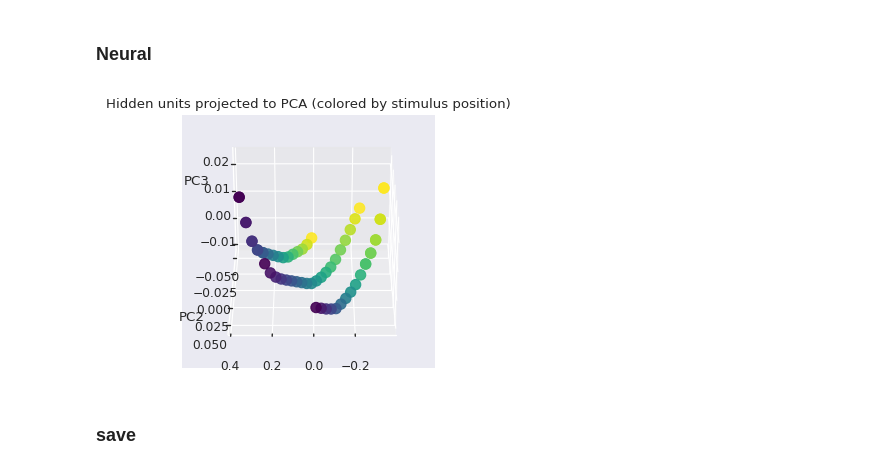
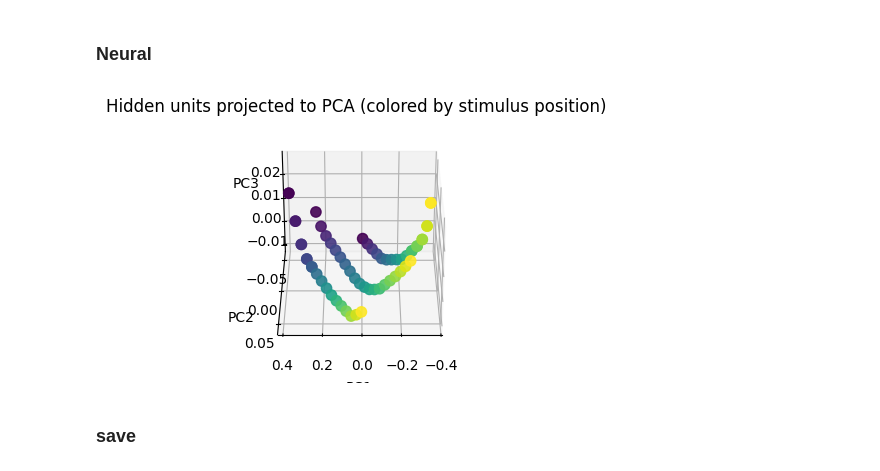
Before and after one commit to siyer7/asymmetry_design, a Jupyter notebook: code/python/simulation.ipynb, the cells around one changed output. Saved outputs shown, nothing was run; the diff lists cells and outputs as text; code cells hidden in the pictures.

```diff
--- a/code/python/simulation.ipynb
+++ b/code/python/simulation.ipynb
@@ -8,5 +8,3 @@ from torch.utils.data import DataLoader, TensorDataset
 
 from sklearn.decomposition import PCA
 from matplotlib.colors import LinearSegmentedColormap, Normalize
-
-sns.set(context='paper')
@@ -45,6 +52,7 @@ def make_trials(n_stim=20, boundaries=(0.25, 0.5, 0.75)):
 
     # one canonical baseline — all other conditions slice from this
     base_stims = np.linspace(0, 1, n_stim + 2, dtype=np.float32)[1:-1]  # 20 values
+    base_stims = np.linspace(0.025, 0.975, 20)
 
     rows = []
     for b in boundaries:
@@ -314,7 +322,7 @@ BoundaryNet(
 ### Train & Test
 # %%
 # training setup
-max_epochs = 800   # hard cap — training always stops here even without convergence
+max_epochs = 200   # hard cap — training always stops here even without convergence
 min_epochs = 30    # burn-in period: convergence is not checked before this epoch
 conv_target = 0.90 # rolling-window train accuracy that triggers early stopping
 corr_target = 0.7 # rolling-window Pearson r (stim vs resp) that triggers early stopping
@@ -360,7 +368,7 @@ for net_idx in range(n_nets):
             recent_train_acc   = np.mean([h['train_acc']  for h in network_epochs[-conv_window:]])
             recent_train_corr  = np.mean([h['train_corr'] for h in network_epochs[-conv_window:]])
             recent_loss_stim   = np.mean([h['train_loss_stim'] for h in network_epochs[-conv_window:]])
-            if recent_train_acc >= conv_target and recent_train_corr >= corr_target:# and recent_loss_stim < mse_target:
+            if recent_train_acc >= conv_target:# and recent_train_corr >= corr_target:# and recent_loss_stim < mse_target:
                 converged = True
                 break  # exit the epoch loop; model is considered trained
 
@@ -655,25 +752,25 @@ plt.show()
 # %% [markdown]
 stim vs resp, compressed conditions reflected
 # %%
-beh_df['stim_aligned'] = beh_df['stim'] - beh_df['boundary']
-beh_df['resp_aligned'] = beh_df['resp'] - beh_df['boundary']
+# beh_df['stim_aligned'] = beh_df['stim'] - beh_df['boundary']
+# beh_df['resp_aligned'] = beh_df['resp'] - beh_df['boundary']
 
-fig, ax = plt.subplots(1, 1, figsize=(4, 4))
+# fig, ax = plt.subplots(1, 1, figsize=(4, 4))
 
-for bound in boundaries:
-    df_cond = beh_df[beh_df['boundary'] == bound].copy()
+# for bound in boundaries:
+#     df_cond = beh_df[beh_df['boundary'] == bound].copy()
 
-    if bound==.75:
-        df_cond['stim_aligned'] = -df_cond['stim_aligned']
-        df_cond['resp_aligned'] = -df_cond['resp_aligned']
+#     if bound==.75:
+#         df_cond['stim_aligned'] = -df_cond['stim_aligned']
+#         df_cond['resp_aligned'] = -df_cond['resp_aligned']
 
-    mean_resp = df_cond.groupby('stim_aligned')['resp_aligned'].mean().sort_index()
+#     mean_resp = df_cond.groupby('stim_aligned')['resp_aligned'].mean().sort_index()
 
-    # ax.plot(df_cond['stim_aligned'], df_cond['resp_aligned'], 'o', markersize=2, alpha=0.1, color=b_colors[bound])
-    ax.plot(mean_resp.index, mean_resp.values, '-', linewidth=2, label=f'b={bound:.2f}', color=b_colors[bound])
+#     # ax.plot(df_cond['stim_aligned'], df_cond['resp_aligned'], 'o', markersize=2, alpha=0.1, color=b_colors[bound])
+#     ax.plot(mean_resp.index, mean_resp.values, '-', linewidth=2, label=f'b={bound:.2f}', color=b_colors[bound])
 
-ax.axvline(0, color='black', linestyle='--', alpha=0.5)
-ax.set(xlabel='stim\n(boundary-aligned)', ylabel='resp\n(boundary-aligned)')
-ax.legend(fontsize=8)
-plt.tight_layout()
-plt.show()
+# ax.axvline(0, color='black', linestyle='--', alpha=0.5)
+# ax.set(xlabel='stim\n(boundary-aligned)', ylabel='resp\n(boundary-aligned)')
+# ax.legend(fontsize=8)
+# plt.tight_layout()
+# plt.show()
@@ -683,7 +778,7 @@ plt.show()
 ### Neural
 # %%
 # %matplotlib widget
-sns.set(context='paper')
+# sns.set(context='paper')
 
 # average hidden activations across networks for each of the 60 trials
 hidden_stack = np.stack([r['hidden_full'] for r in network_results], axis=0)  # [n_nets, 60, 10]
@@ -710,34 +805,34 @@ view_elev = 30   # elevation in degrees (default matplotlib: 30)
 view_azim = -270   # azimuth  in degrees (default matplotlib: -60)
 
 # plot 1: PCA with color encoding stimulus position within each condition
 fig = plt.figure(figsize=(6,3))
 ax = fig.add_subplot(111, projection='3d')
 
 for bound in boundaries:
     cond_df = pca_df[pca_df['boundary'] == bound].sort_values('stim')
     norm = Normalize(vmin=cond_df['stim'].min(), vmax=cond_df['stim'].max())
     colors = cond_cmaps[bound](norm(cond_df['stim'].values))
 
     ax.scatter(cond_df['PC1'], cond_df['PC2'], cond_df['PC3'], c=colors, s=55, alpha=0.9, label=f'b={bound:.2f}')
 ax.set_title('Hidden units projected to PCA (colored by stimulus position)')
 ax.set_xlabel('PC1')
 ax.set_ylabel('PC2')
 ax.set_zlabel('PC3')
 ax.view_init(elev=view_elev, azim=view_azim)
 # ax.legend(loc='best')
 plt.tight_layout()
 plt.show()
 
 # boundary-align stimulus positions
 # bound_pos = midpoint of the two stimuli that flank the boundary (per condition)
 bound_pos = {}
 for bound in boundaries:
     stim_vals = np.sort(pca_df.loc[pca_df['boundary'] == bound, 'stim'].unique())
     lower = stim_vals[stim_vals < bound].max()
     upper = stim_vals[stim_vals > bound].min()
     bound_pos[bound] = (lower + upper) / 2.0   # midpoint, not distance
 # %% [output]
-[figure, old version]
+[figure, new version]
 # %% [markdown]
 ### save
 # %%
```
Also changed, not shown: parts of 17 cells of this notebook, 3 other files.
